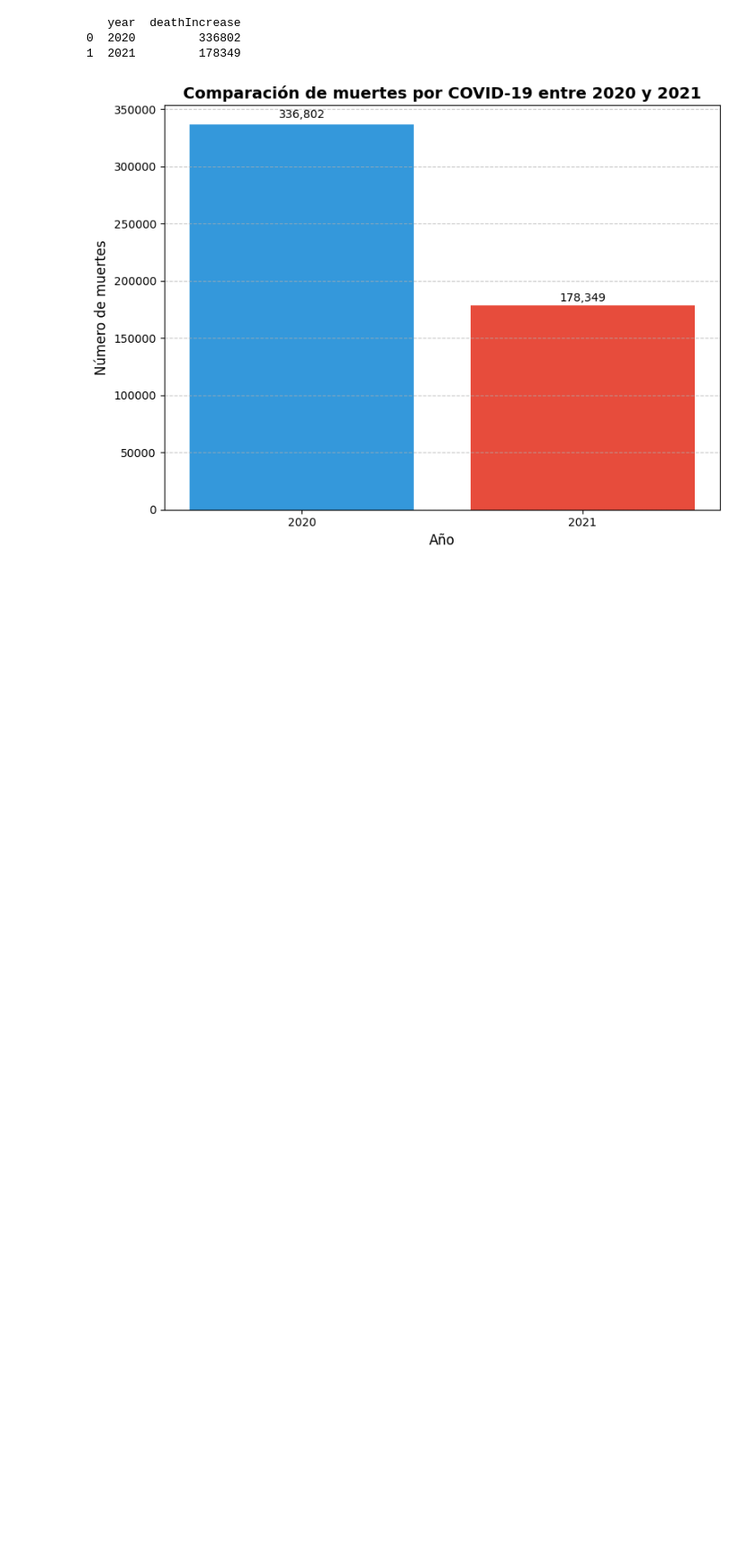
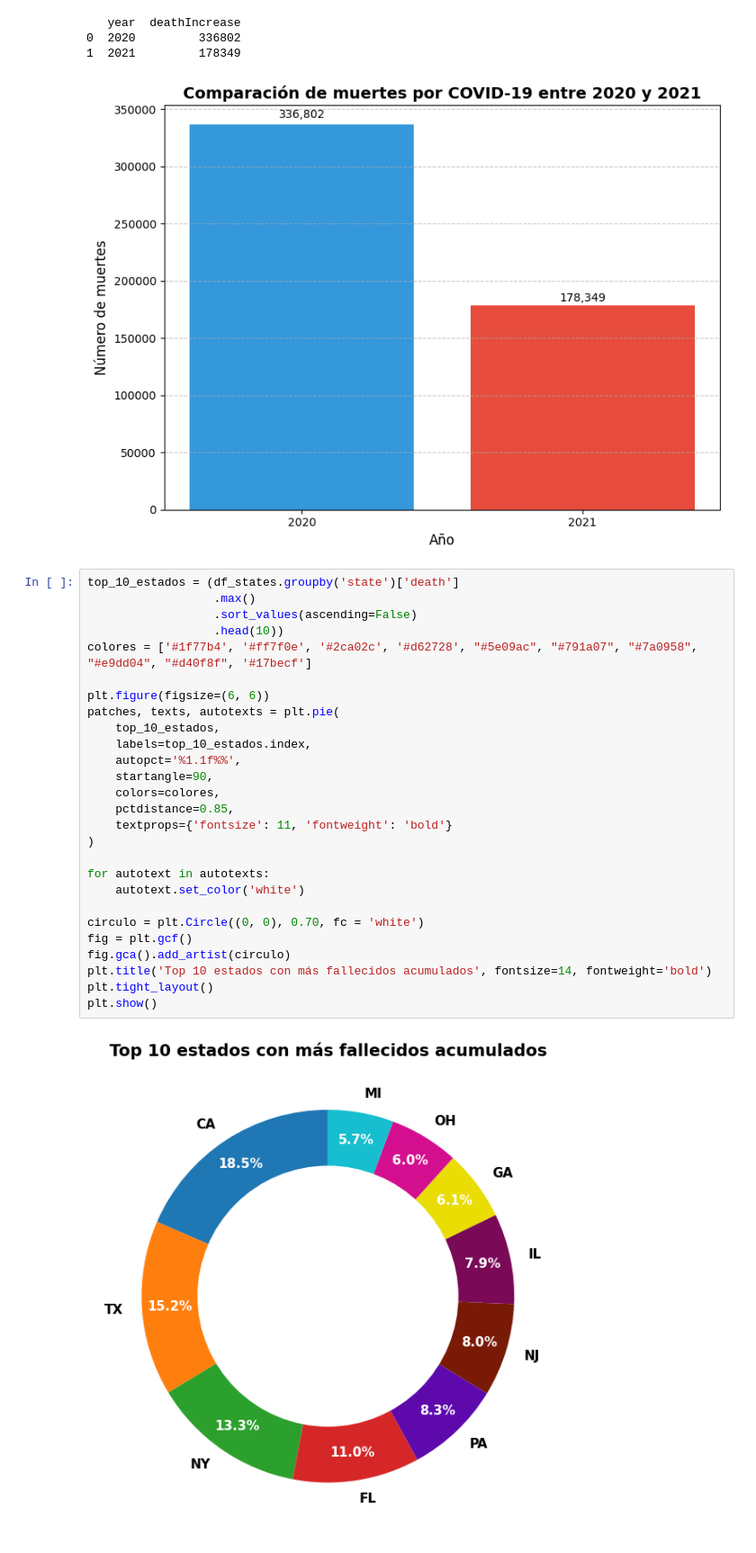
Before and after one commit to Bootcamp-DA-P2/proyecto5-exploratory-data-analysis-grupo2, a Jupyter notebook: note_book.ipynb, the cells around one changed output. Shown at 90% size. Cells and saved outputs as stored; diff of their text form; blank space fills up the shorter version.

```diff
--- a/note_book.ipynb
+++ b/note_book.ipynb
@@ -404,3 +512,32 @@ plt.show()
 0  2020         336802
 1  2021         178349
 [figure]
+# %%
+top_10_estados = (df_states.groupby('state')['death']
+                  .max()
+                  .sort_values(ascending=False)
+                  .head(10))
+colores = ['#1f77b4', '#ff7f0e', '#2ca02c', '#d62728', "#5e09ac", "#791a07", "#7a0958", "#e9dd04", "#d40f8f", '#17becf']
+
+plt.figure(figsize=(6, 6))
+patches, texts, autotexts = plt.pie(
+    top_10_estados,
+    labels=top_10_estados.index,
+    autopct='%1.1f%%',
+    startangle=90,
+    colors=colores,
+    pctdistance=0.85,
+    textprops={'fontsize': 11, 'fontweight': 'bold'}
+)
+
+for autotext in autotexts:
+    autotext.set_color('white')
+
+circulo = plt.Circle((0, 0), 0.70, fc = 'white')
+fig = plt.gcf()
+fig.gca().add_artist(circulo)
+plt.title('Top 10 estados con más fallecidos acumulados', fontsize=14, fontweight='bold')
+plt.tight_layout()
+plt.show()
+# %% [output]
+[figure, added]
```
Also changed, not shown: parts of 14 cells of this notebook, 1 other file.
